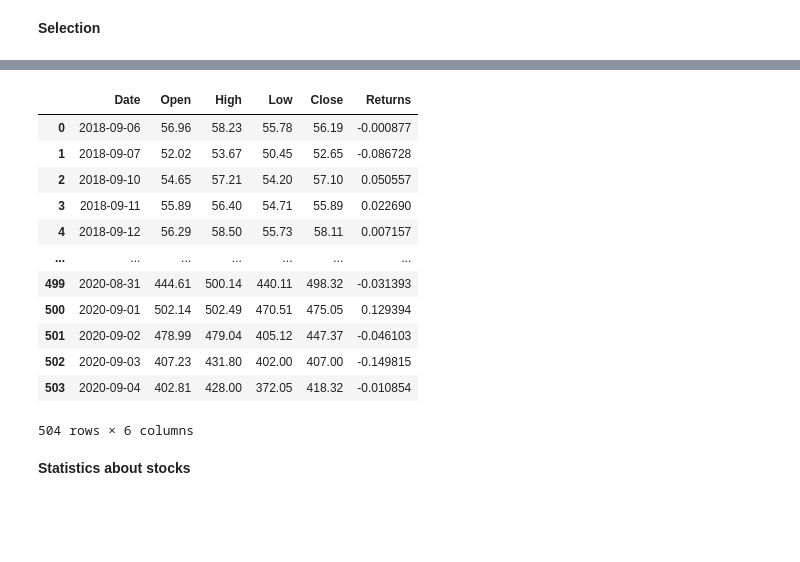
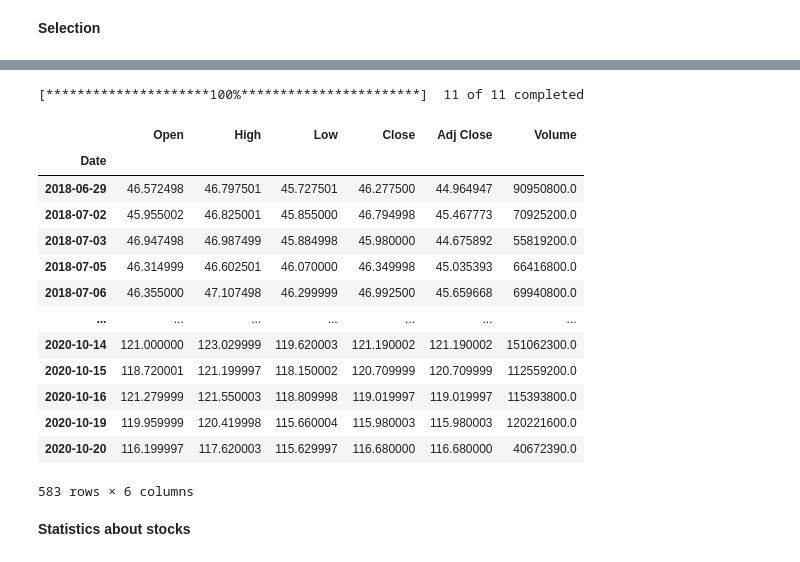
Before and after one commit to ZoziLaMalice/5A, a Jupyter notebook: Quantitative Finance/ESSAY 1/essay_1.ipynb, the cells around one changed output, grey strips where cells are left out. Cells and saved outputs as stored; diff of their text form; code cells hidden in the pictures; blank space fills up the shorter version.

```diff
--- a/Quantitative Finance/ESSAY 1/essay_1.ipynb
+++ b/Quantitative Finance/ESSAY 1/essay_1.ipynb
@@ -52,5 +41,0 @@ stocks = [
-# %%
-dfs = {}
-
-for stock in stocks:
-    dfs[stock] = yf.Ticker(stock).history(period="2y")
@@ -79,16 +42,9 @@ for df in dfs:
-# %%
-dfs['TSLA']
-# %% [output]
-|  | Date | Open | High | Low | Close | Returns |
-| 0 | 2018-09-06 | 56.96 | 58.23 | 55.78 | 56.19 | -0.000877 |
-| 1 | 2018-09-07 | 52.02 | 53.67 | 50.45 | 52.65 | -0.086728 |
-| 2 | 2018-09-10 | 54.65 | 57.21 | 54.20 | 57.10 | 0.050557 |
-| 3 | 2018-09-11 | 55.89 | 56.40 | 54.71 | 55.89 | 0.022690 |
-| 4 | 2018-09-12 | 56.29 | 58.50 | 55.73 | 58.11 | 0.007157 |
-| ... | ... | ... | ... | ... | ... | ... |
-| 499 | 2020-08-31 | 444.61 | 500.14 | 440.11 | 498.32 | -0.031393 |
-| 500 | 2020-09-01 | 502.14 | 502.49 | 470.51 | 475.05 | 0.129394 |
-| 501 | 2020-09-02 | 478.99 | 479.04 | 405.12 | 447.37 | -0.046103 |
-| 502 | 2020-09-03 | 407.23 | 431.80 | 402.00 | 407.00 | -0.149815 |
-| 503 | 2020-09-04 | 402.81 | 428.00 | 372.05 | 418.32 | -0.010854 |
-504 rows × 6 columns
+# %%
+data = yf.download(  # or pdr.get_data_yahoo(...
+        # tickers list or string as well
+        tickers = [stocks[stock]['Ticker'] for stock in stocks],
+        group_by = 'ticker',
+        start="2018-06-30"
+    )
+# %% [output]
+[*********************100%***********************]  11 of 11 completed
@@ -95,2 +59,19 @@ dfs['TSLA']
+# %%
+data['Apple Inc.']
+# %% [output]
+|  | Open | High | Low | Close | Adj Close | Volume |
+| Date |  |  |  |  |  |  |
+| 2018-06-29 | 46.572498 | 46.797501 | 45.727501 | 46.277500 | 44.964947 | 90950800.0 |
+| 2018-07-02 | 45.955002 | 46.825001 | 45.855000 | 46.794998 | 45.467773 | 70925200.0 |
+| 2018-07-03 | 46.947498 | 46.987499 | 45.884998 | 45.980000 | 44.675892 | 55819200.0 |
+| 2018-07-05 | 46.314999 | 46.602501 | 46.070000 | 46.349998 | 45.035393 | 66416800.0 |
+| 2018-07-06 | 46.355000 | 47.107498 | 46.299999 | 46.992500 | 45.659668 | 69940800.0 |
+| ... | ... | ... | ... | ... | ... | ... |
+| 2020-10-14 | 121.000000 | 123.029999 | 119.620003 | 121.190002 | 121.190002 | 151062300.0 |
+| 2020-10-15 | 118.720001 | 121.199997 | 118.150002 | 120.709999 | 120.709999 | 112559200.0 |
+| 2020-10-16 | 121.279999 | 121.550003 | 118.809998 | 119.019997 | 119.019997 | 115393800.0 |
+| 2020-10-19 | 119.959999 | 120.419998 | 115.660004 | 115.980003 | 115.980003 | 120221600.0 |
+| 2020-10-20 | 116.199997 | 117.620003 | 115.629997 | 116.680000 | 116.680000 | 40672390.0 |
+583 rows × 6 columns
 # %% [markdown]
 **Statistics about stocks**
```
Also changed, not shown: parts of 20 cells of this notebook.
